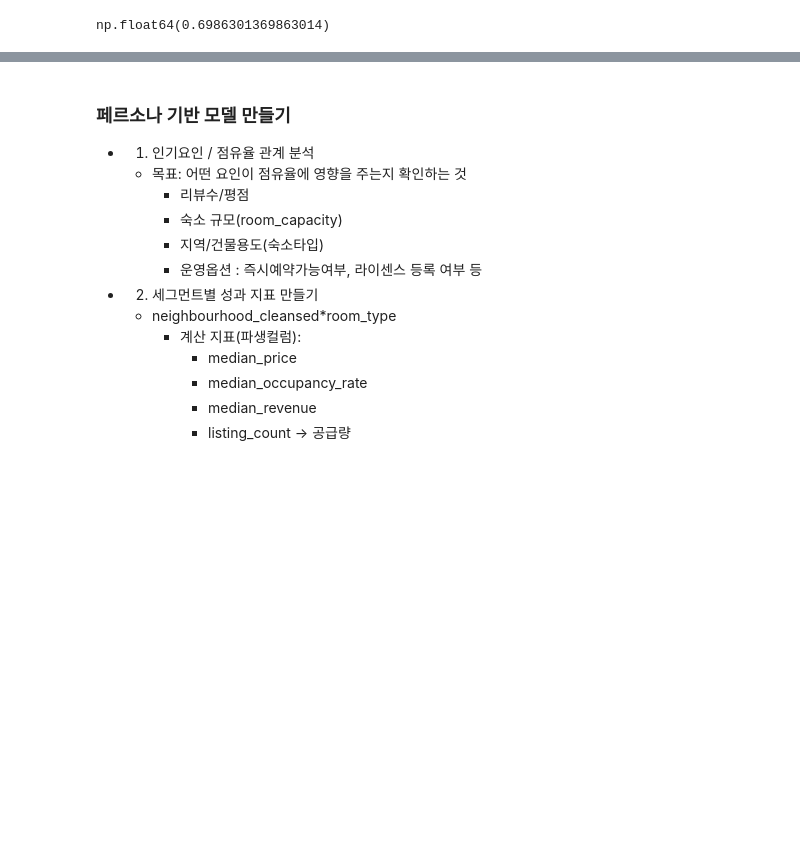
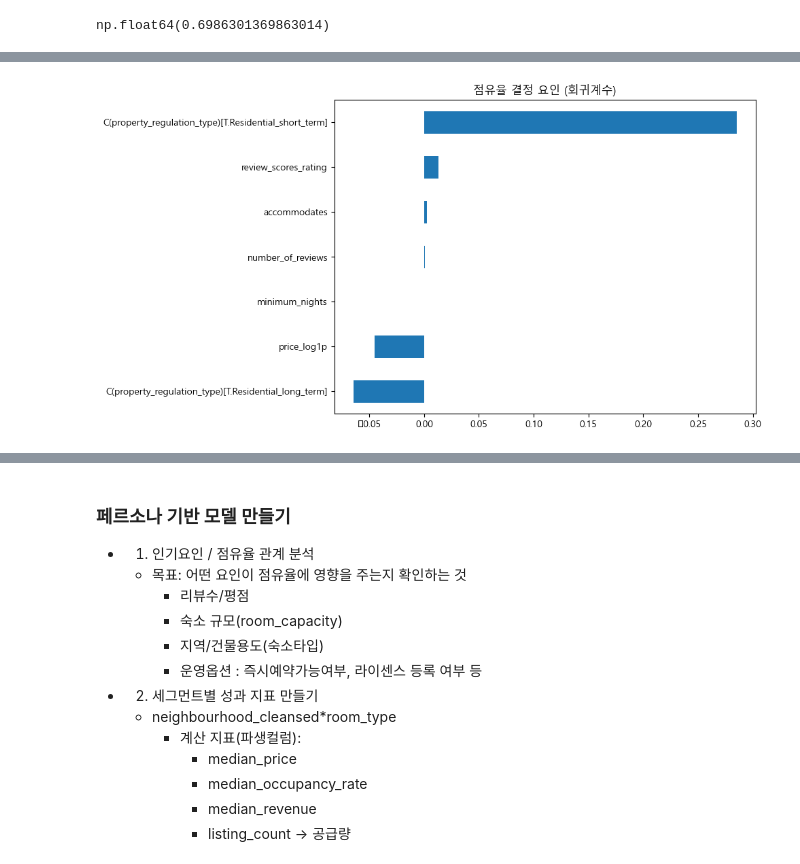
Before and after one commit to motimit/second_project, a Jupyter notebook: Chanhui_EDA/final_preproceed.ipynb, the cells around one changed output, grey strips where cells are left out. Saved outputs shown, nothing was run; the diff lists cells and outputs as text; code cells hidden in the pictures; blank space fills up the shorter version.

```diff
--- a/Chanhui_EDA/final_preproceed.ipynb
+++ b/Chanhui_EDA/final_preproceed.ipynb
@@ -138,0 +179,9 @@ np.float64(0.6986301369863014)
+# %%
+import statsmodels.formula.api as smf
+#Ordinary Least Squares: 선형 회귀 방법
+model = smf.ols(
+    'occupancy_rate ~ price_log1p + number_of_reviews + review_scores_rating + accommodates + minimum_nights + C(property_regulation_type)',
+    data=df # C() : 범주형 변수 처리 --> 자동으로 더미변수로 변환
+).fit()
+
+model.summary() # 결과 뭔소린지 모르겠음. 시각화를 해볼까
@@ -138,0 +216,8 @@ np.float64(0.6986301369863014)
+# %%
+coef = model.params.drop("Intercept")
+
+coef.sort_values().plot(kind='barh', figsize=(8,6))
+plt.title("점유율 결정 요인 (회귀계수)")
+plt.show()
+# %% [output]
+[figure, added]
```
Also changed, not shown: parts of 12 cells of this notebook.
